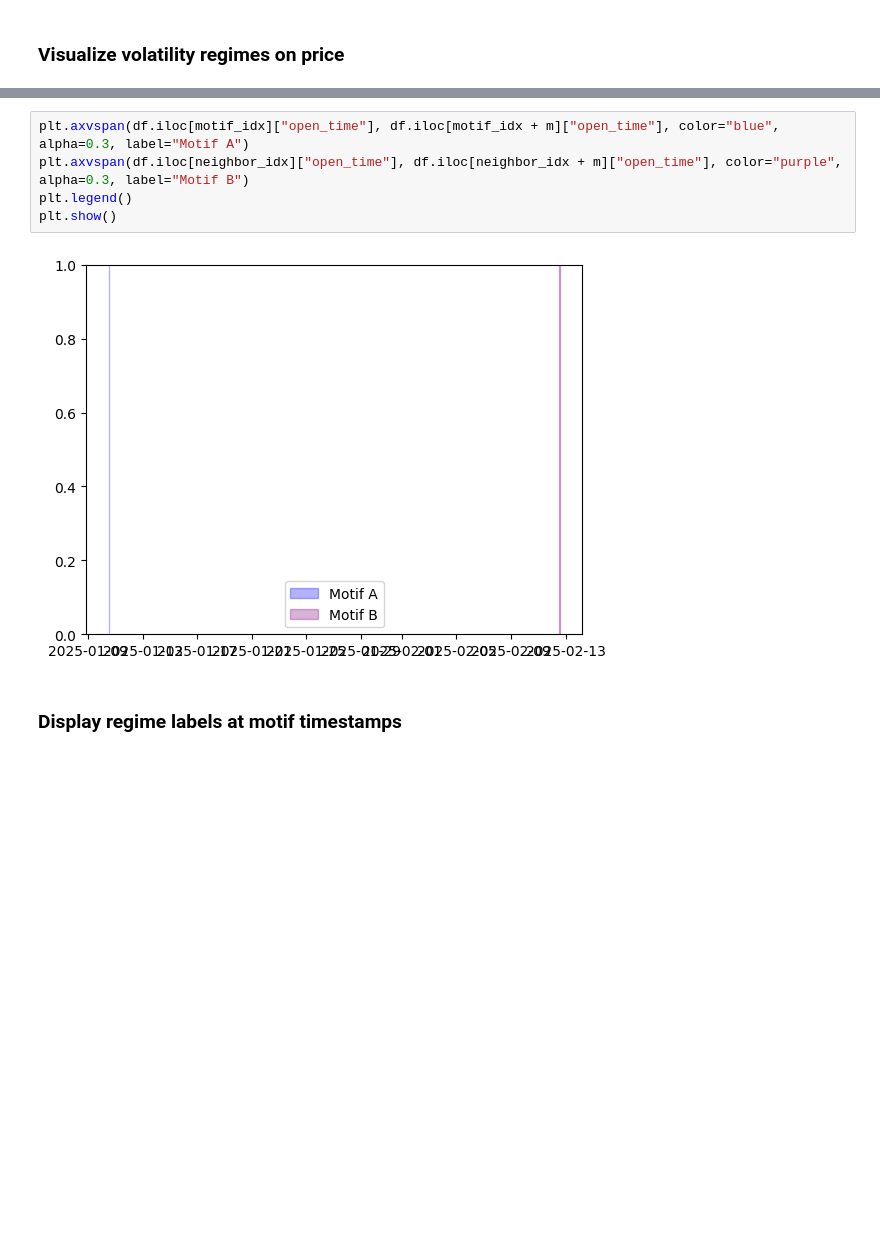
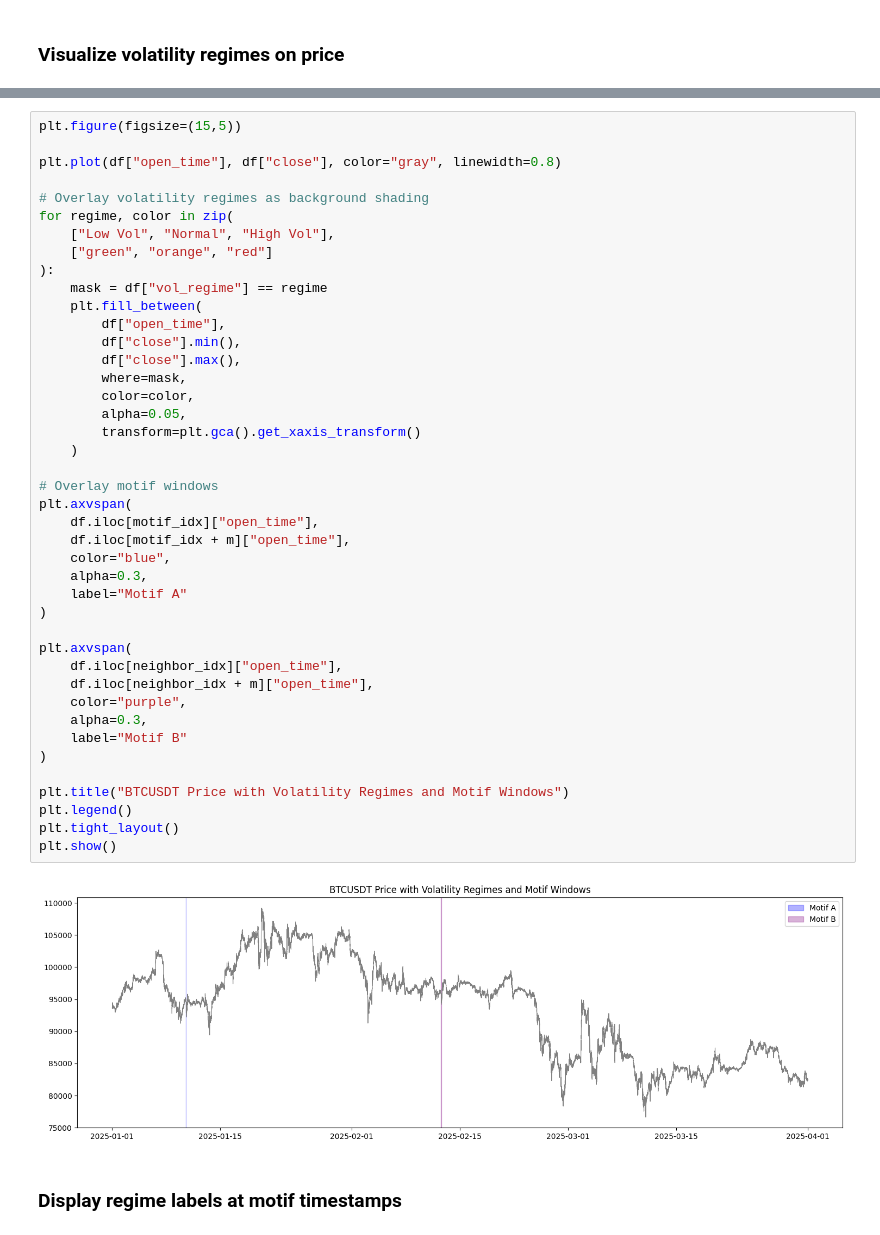
Before and after one commit to theakshaybande/crypto-motif-discovery, a Jupyter notebook: notebooks/03_volatility_regimes.ipynb, the cells around one changed output, grey strips where cells are left out. Drawn from its saved outputs; the diff is of its cells as text; blank space fills up the shorter version.

```diff
--- a/notebooks/03_volatility_regimes.ipynb
+++ b/notebooks/03_volatility_regimes.ipynb
@@ -70,10 +98,47 @@ plt.show()
 # %%
-plt.axvspan(df.iloc[motif_idx]["open_time"], df.iloc[motif_idx + m]["open_time"], color="blue", alpha=0.3, label="Motif A")
-plt.axvspan(df.iloc[neighbor_idx]["open_time"], df.iloc[neighbor_idx + m]["open_time"], color="purple", alpha=0.3, label="Motif B")
+plt.figure(figsize=(15,5))
+
+plt.plot(df["open_time"], df["close"], color="gray", linewidth=0.8)
+
+# Overlay volatility regimes as background shading
+for regime, color in zip(
+    ["Low Vol", "Normal", "High Vol"],
+    ["green", "orange", "red"]
+):
+    mask = df["vol_regime"] == regime
+    plt.fill_between(
+        df["open_time"],
+        df["close"].min(),
+        df["close"].max(),
+        where=mask,
+        color=color,
+        alpha=0.05,
+        transform=plt.gca().get_xaxis_transform()
+    )
+
+# Overlay motif windows
+plt.axvspan(
+    df.iloc[motif_idx]["open_time"],
+    df.iloc[motif_idx + m]["open_time"],
+    color="blue",
+    alpha=0.3,
+    label="Motif A"
+)
+
+plt.axvspan(
+    df.iloc[neighbor_idx]["open_time"],
+    df.iloc[neighbor_idx + m]["open_time"],
+    color="purple",
+    alpha=0.3,
+    label="Motif B"
+)
+
+plt.title("BTCUSDT Price with Volatility Regimes and Motif Windows")
 plt.legend()
+plt.tight_layout()
 plt.show()
 # %% [output]
-[figure, old version]
+[figure, new version]
 # %% [markdown]
 ### Display regime labels at motif timestamps
 # %%
```
Also changed, not shown: parts of 24 cells of this notebook.
